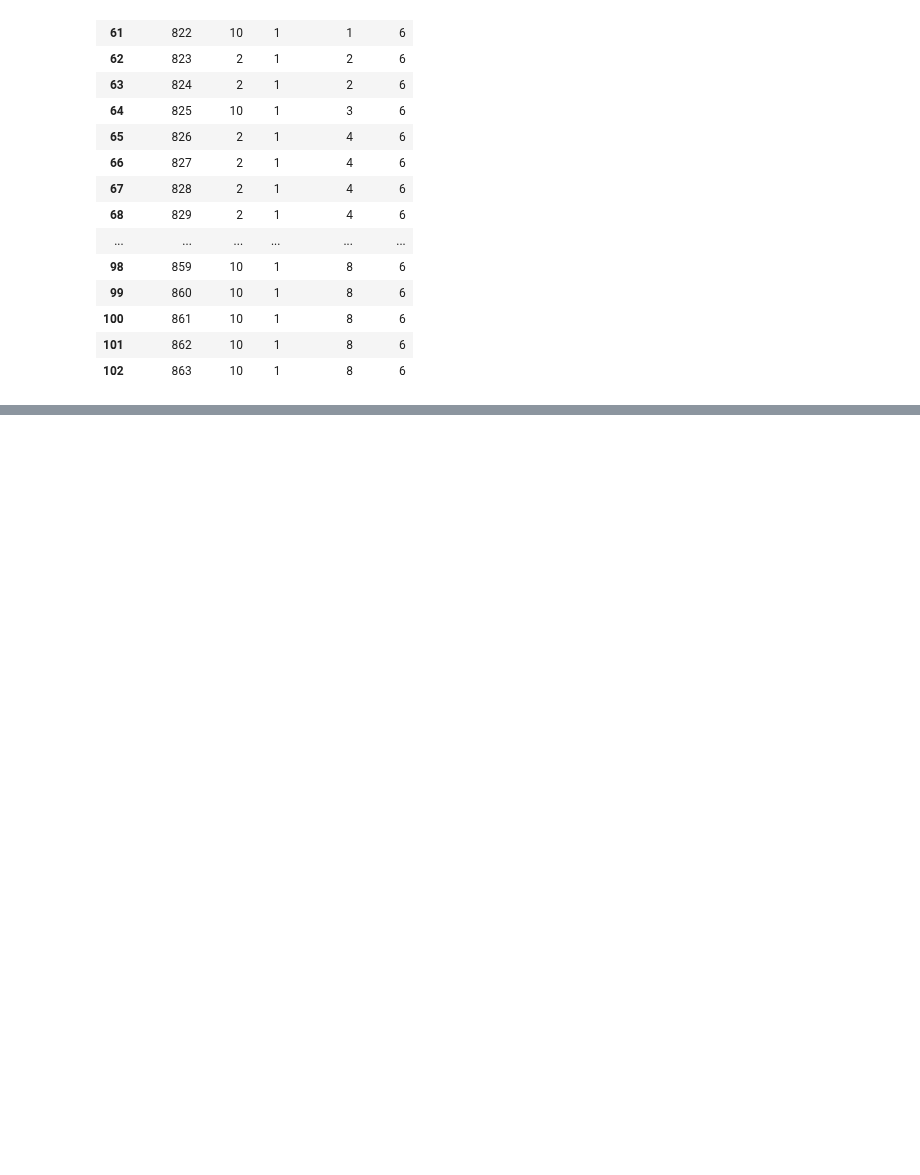
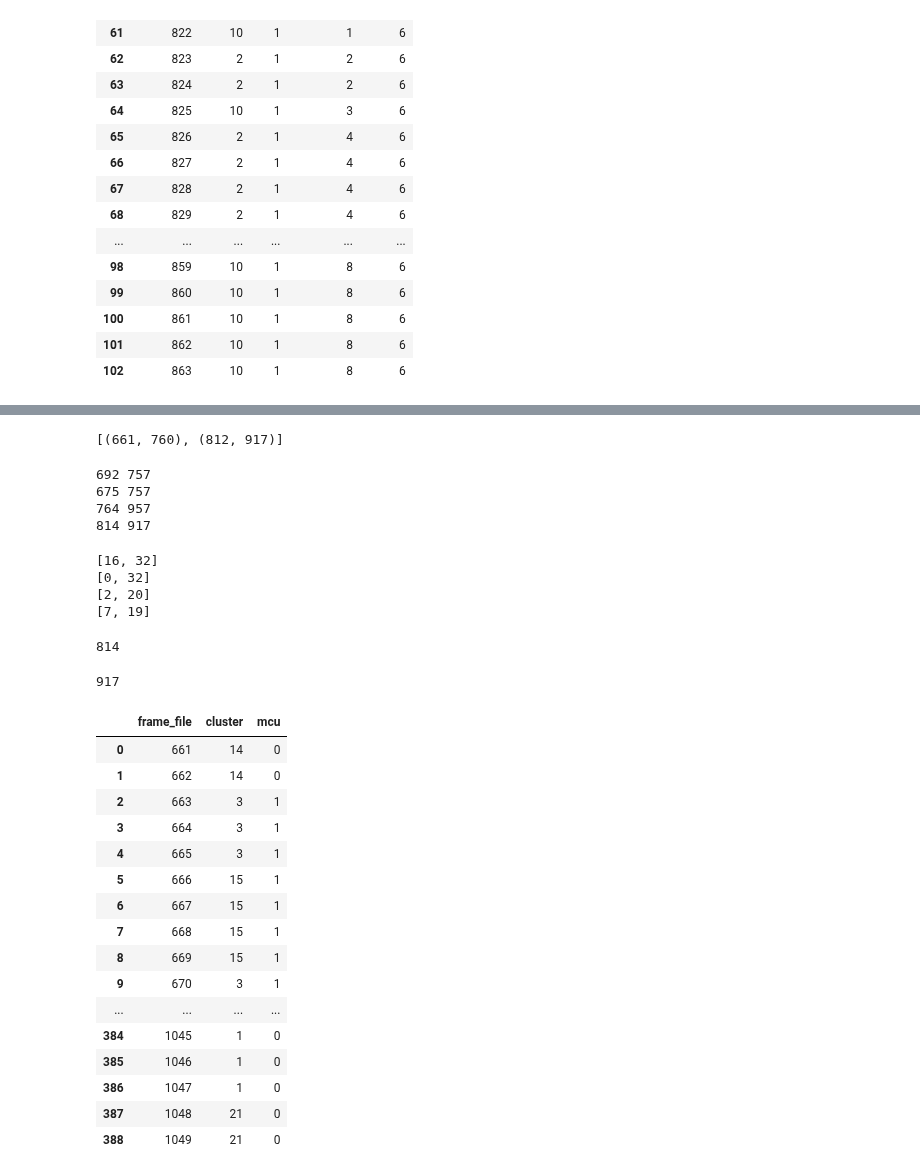
Before and after one commit to JohnTheTripper/moviegoer-prototype, a Jupyter notebook: scene_clustering.ipynb, the cells around one changed output, grey strips where cells are left out. Saved outputs shown, nothing was run; the diff lists cells and outputs as text; code cells hidden in the pictures; blank space fills up the shorter version.

```diff
--- a/scene_clustering.ipynb
+++ b/scene_clustering.ipynb
@@ -898,0 +1127,52 @@ pattern_df.loc[pattern_df['pattern'] == 6]
+# %%
+scenes
+# %% [output]
+[(661, 760), (812, 917)]
+# %%
+for pair in speaker_pairs:
+    first_speaker = scene_df.loc[(scene_df['cluster'] == pair[0]) | (scene_df['cluster'] == pair[1])].frame_file.min()
+    last_speaker = scene_df.loc[(scene_df['cluster'] == pair[0]) | (scene_df['cluster'] == pair[1])].frame_file.max()
+    print(first_speaker, last_speaker)
+# %% [output]
+692 757
+675 757
+764 957
+814 917
+# %%
+for pair in speaker_pairs:
+    print(pair)
+# %% [output]
+[16, 32]
+[0, 32]
+[2, 20]
+[7, 19]
+# %%
+scene_df.loc[(scene_df['cluster'] == a) | (scene_df['cluster'] == b)].frame_file.min()
+# %% [output]
+814
+# %%
+scene_df.loc[(scene_df['cluster'] == a) | (scene_df['cluster'] == b)].frame_file.max()
+# %% [output]
+917
+# %%
+scene_df = pd.DataFrame(zip(frame_choice, hac.labels_, y_pred_values), columns=['frame_file', 'cluster', 'mcu'])
+pd.options.display.max_rows=400
+scene_df.head(400)
+# %% [output]
+|  | frame_file | cluster | mcu |
+| 0 | 661 | 14 | 0 |
+| 1 | 662 | 14 | 0 |
+| 2 | 663 | 3 | 1 |
+| 3 | 664 | 3 | 1 |
+| 4 | 665 | 3 | 1 |
+| 5 | 666 | 15 | 1 |
+| 6 | 667 | 15 | 1 |
+| 7 | 668 | 15 | 1 |
+| 8 | 669 | 15 | 1 |
+| 9 | 670 | 3 | 1 |
+| ... | ... | ... | ... |
+| 384 | 1045 | 1 | 0 |
+| 385 | 1046 | 1 | 0 |
+| 386 | 1047 | 1 | 0 |
+| 387 | 1048 | 21 | 0 |
+| 388 | 1049 | 21 | 0 |
```
Also changed, not shown: parts of 29 cells of this notebook.
